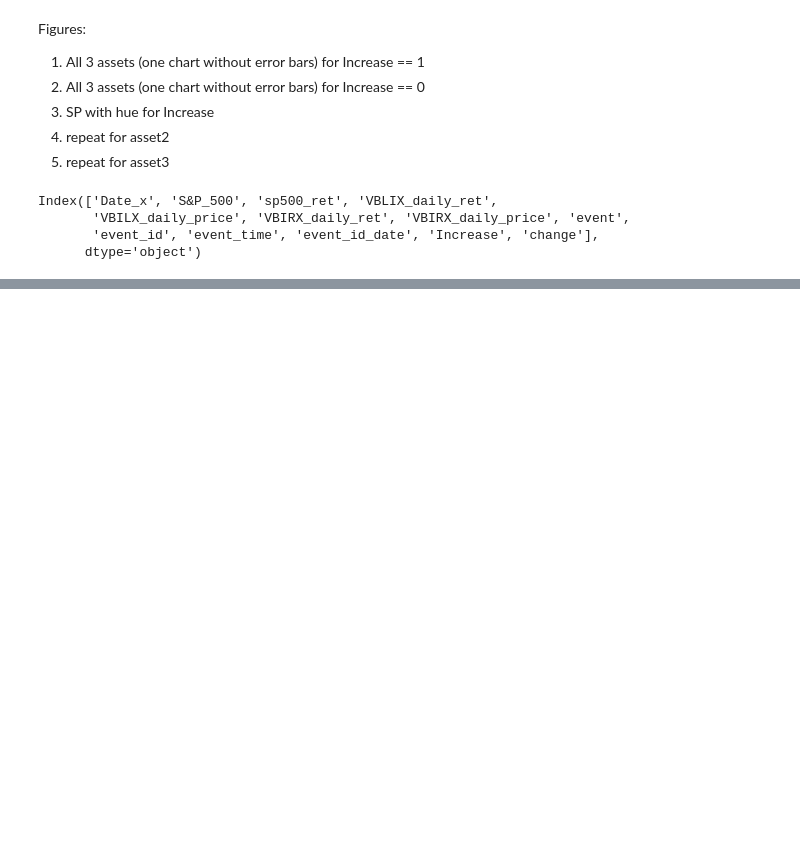
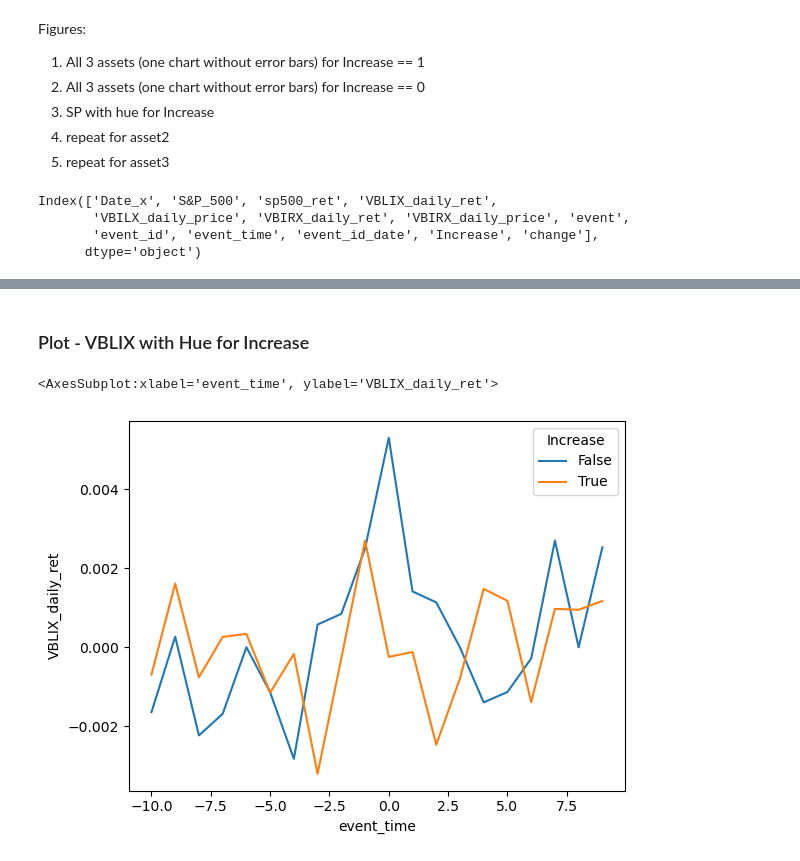
Before and after one commit to mab923/finalteamproject, a Jupyter notebook: Untitled1.ipynb, the cells around one changed output, grey strips where cells are left out. Saved outputs shown, nothing was run; the diff lists cells and outputs as text; code cells hidden in the pictures; blank space fills up the shorter version.

```diff
--- a/Untitled1.ipynb
+++ b/Untitled1.ipynb
@@ -227,0 +258,11 @@ sns.lineplot(data=event_time_rets,
+# %% [markdown]
+### Plot  - VBLIX with Hue for Increase
+# %%
+sns.lineplot(data=event_time_rets,
+             x='event_time',
+             y='VBLIX_daily_ret',
+             ci = None,
+            hue= 'Increase')
+# %% [output]
+<AxesSubplot:xlabel='event_time', ylabel='VBLIX_daily_ret'>
+[figure, added]
```
Also changed, not shown: parts of 6 cells of this notebook.
